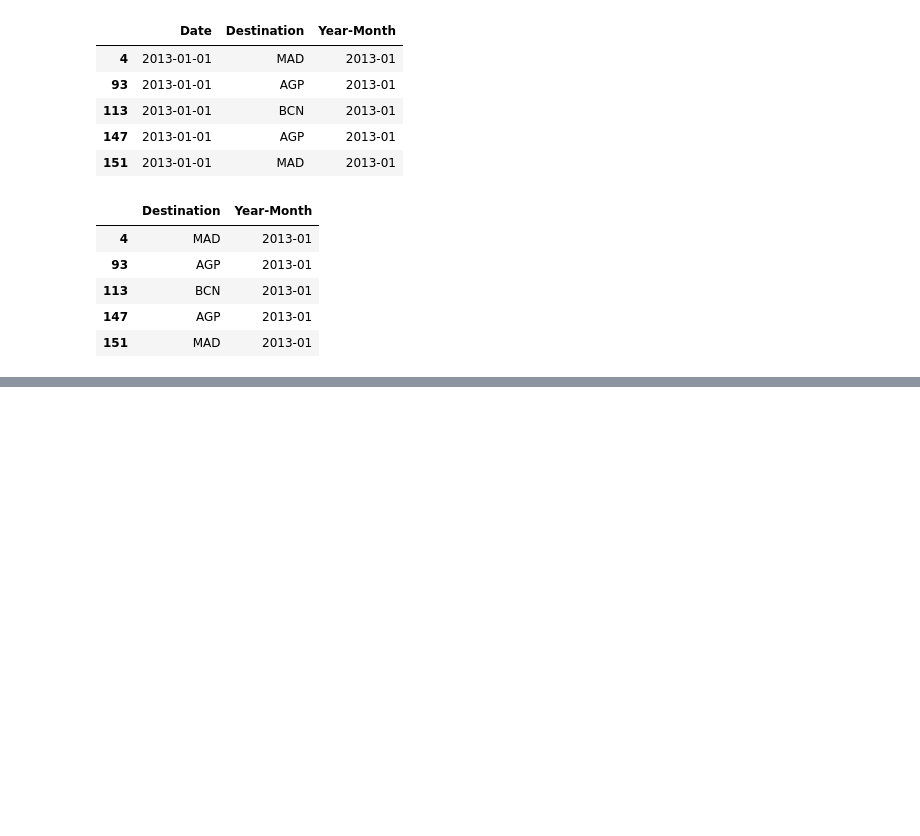
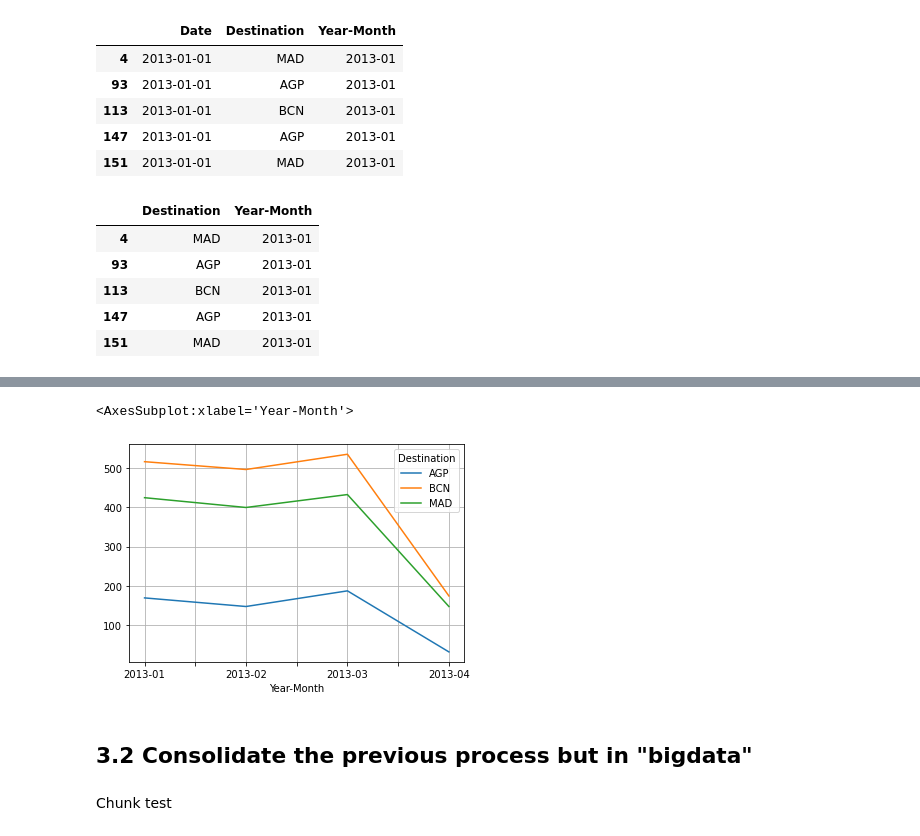
Before and after one commit to corti-acs/dschallenge, a Jupyter notebook: exercise3.ipynb, the cells around one changed output, grey strips where cells are left out. Drawn from its saved outputs; the diff is of its cells as text; code cells hidden in the pictures; blank space fills up the shorter version.

Commit message:
Exercise3. Final version with consolidated code

```diff
--- a/exercise3.ipynb
+++ b/exercise3.ipynb
@@ -154,0 +246,9 @@ searches.head()
+# %%
+df_tst.plot(grid= True, legend = True)
+# %% [output]
+<AxesSubplot:xlabel='Year-Month'>
+[figure, added]
+# %% [markdown]
+## 3.2 Consolidate the previous process but in "bigdata"
+# %% [markdown]
+Chunk test
```
Also changed, not shown: parts of 35 cells of this notebook.
